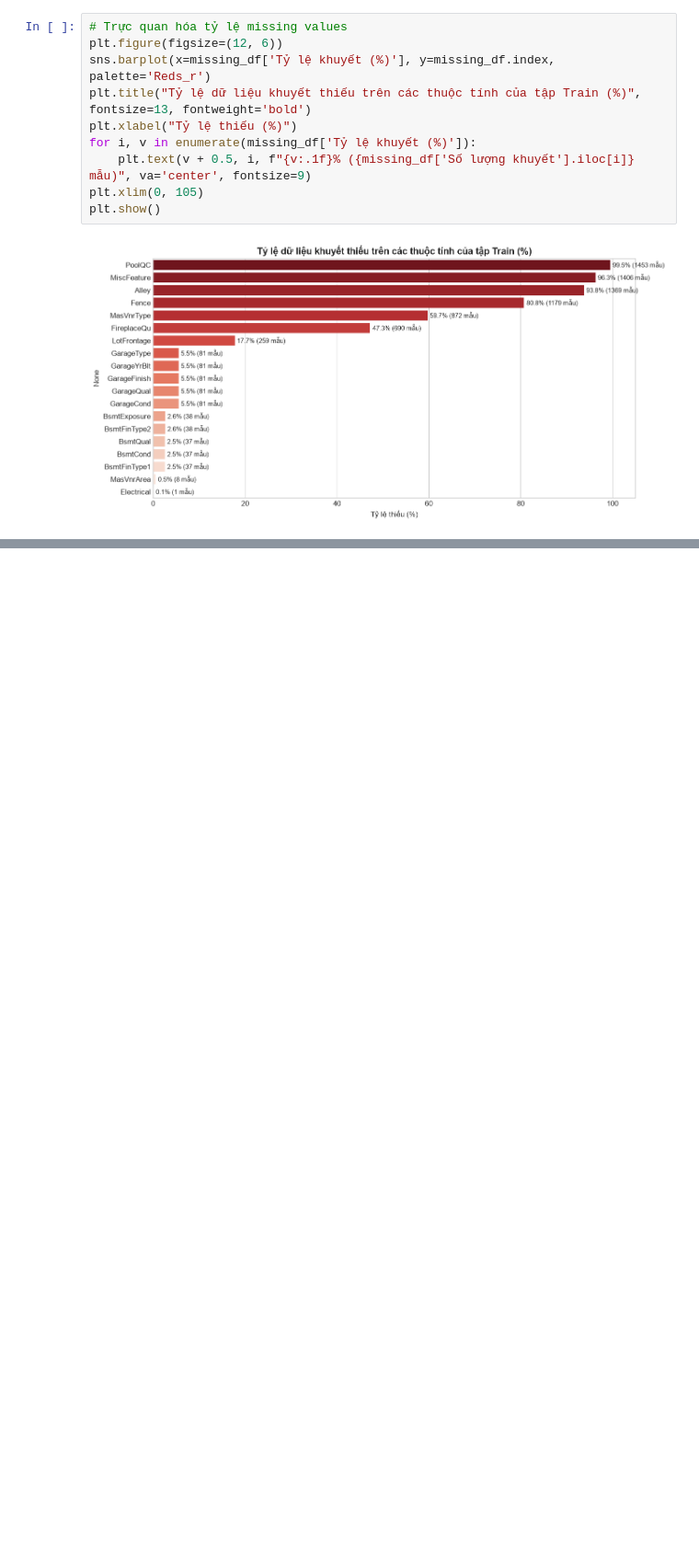
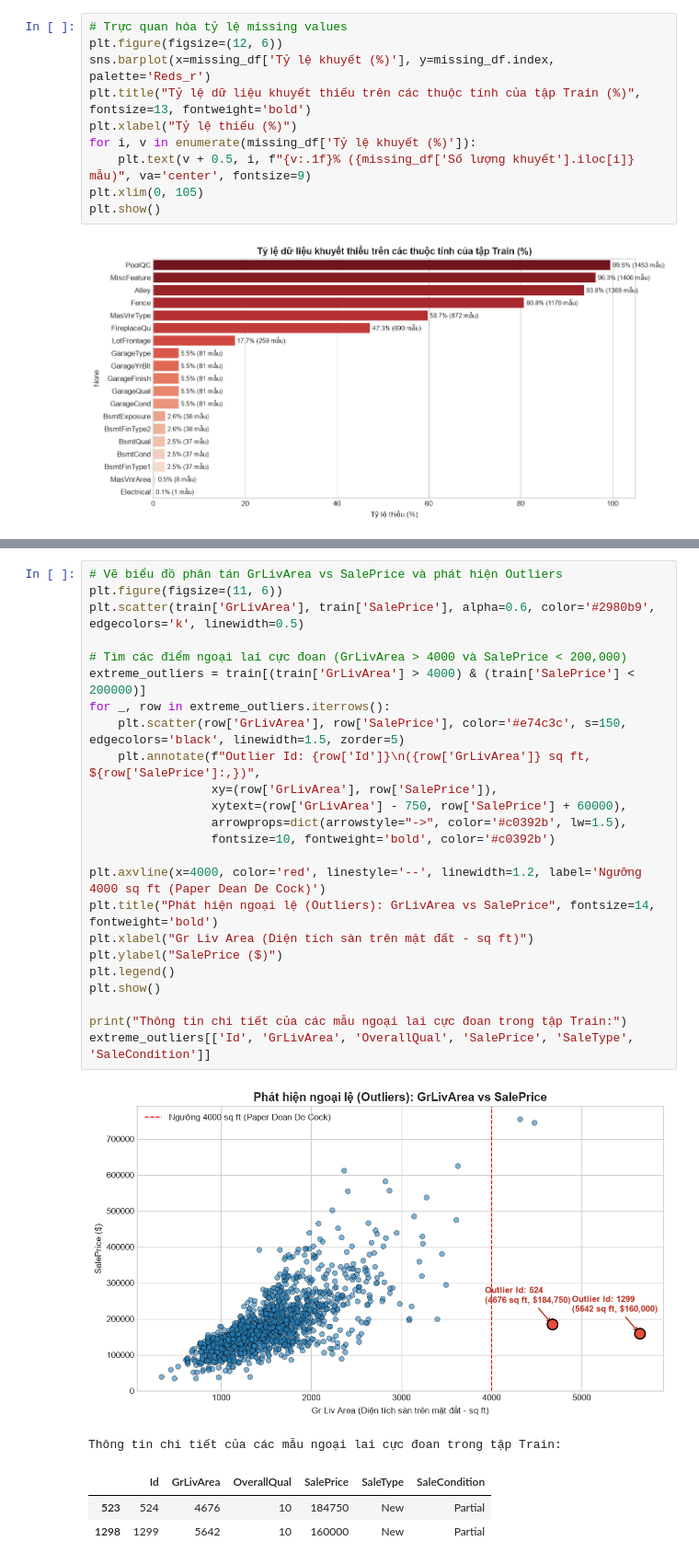
Before and after one commit to JaseSous/ml_group, a Jupyter notebook: Lab/Lab03/Lab03_EDA_house_prices.ipynb, the cells around one changed output, grey strips where cells are left out. Shown at 92% size. Drawn from its saved outputs; the diff is of its cells as text; blank space fills up the shorter version.

Commit message:
xử lý ngoại lệ outliers và phân tích các biến phân loại categorical

```diff
--- a/Lab/Lab03/Lab03_EDA_house_prices.ipynb
+++ b/Lab/Lab03/Lab03_EDA_house_prices.ipynb
@@ -264,0 +282,30 @@ plt.show()
+# %%
+# Vẽ biểu đồ phân tán GrLivArea vs SalePrice và phát hiện Outliers
+plt.figure(figsize=(11, 6))
+plt.scatter(train['GrLivArea'], train['SalePrice'], alpha=0.6, color='#2980b9', edgecolors='k', linewidth=0.5)
+
+# Tìm các điểm ngoại lai cực đoan (GrLivArea > 4000 và SalePrice < 200,000)
+extreme_outliers = train[(train['GrLivArea'] > 4000) & (train['SalePrice'] < 200000)]
+for _, row in extreme_outliers.iterrows():
+    plt.scatter(row['GrLivArea'], row['SalePrice'], color='#e74c3c', s=150, edgecolors='black', linewidth=1.5, zorder=5)
+    plt.annotate(f"Outlier Id: {row['Id']}\n({row['GrLivArea']} sq ft, ${row['SalePrice']:,})",
+                 xy=(row['GrLivArea'], row['SalePrice']),
+                 xytext=(row['GrLivArea'] - 750, row['SalePrice'] + 60000),
+                 arrowprops=dict(arrowstyle="->", color='#c0392b', lw=1.5),
+                 fontsize=10, fontweight='bold', color='#c0392b')
+
+plt.axvline(x=4000, color='red', linestyle='--', linewidth=1.2, label='Ngưỡng 4000 sq ft (Paper Dean De Cock)')
+plt.title("Phát hiện ngoại lệ (Outliers): GrLivArea vs SalePrice", fontsize=14, fontweight='bold')
+plt.xlabel("Gr Liv Area (Diện tích sàn trên mặt đất - sq ft)")
+plt.ylabel("SalePrice ($)")
+plt.legend()
+plt.show()
+
+print("Thông tin chi tiết của các mẫu ngoại lai cực đoan trong tập Train:")
+extreme_outliers[['Id', 'GrLivArea', 'OverallQual', 'SalePrice', 'SaleType', 'SaleCondition']]
+# %% [output]
+[figure, added]
+Thông tin chi tiết của các mẫu ngoại lai cực đoan trong tập Train:
+|  | Id | GrLivArea | OverallQual | SalePrice | SaleType | SaleCondition |
+| 523 | 524 | 4676 | 10 | 184750 | New | Partial |
+| 1298 | 1299 | 5642 | 10 | 160000 | New | Partial |
```
Also changed, not shown: parts of 4 cells of this notebook, 1 other file.
